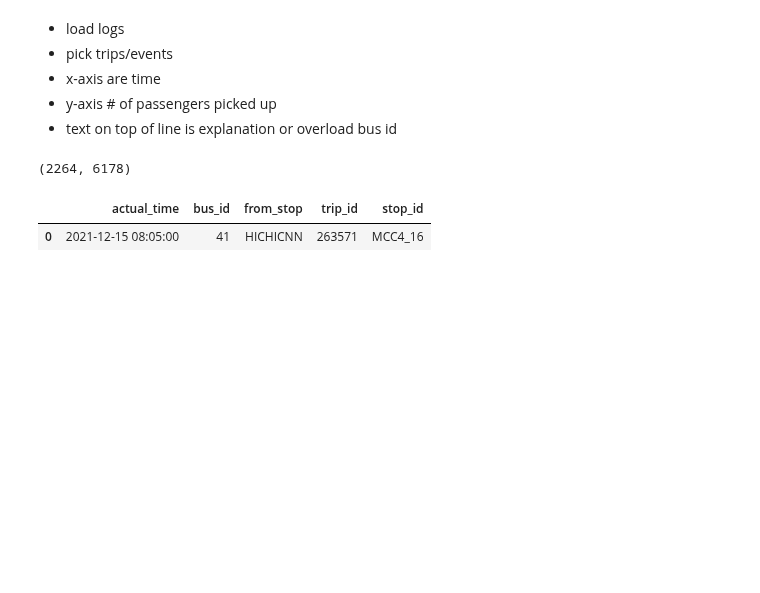
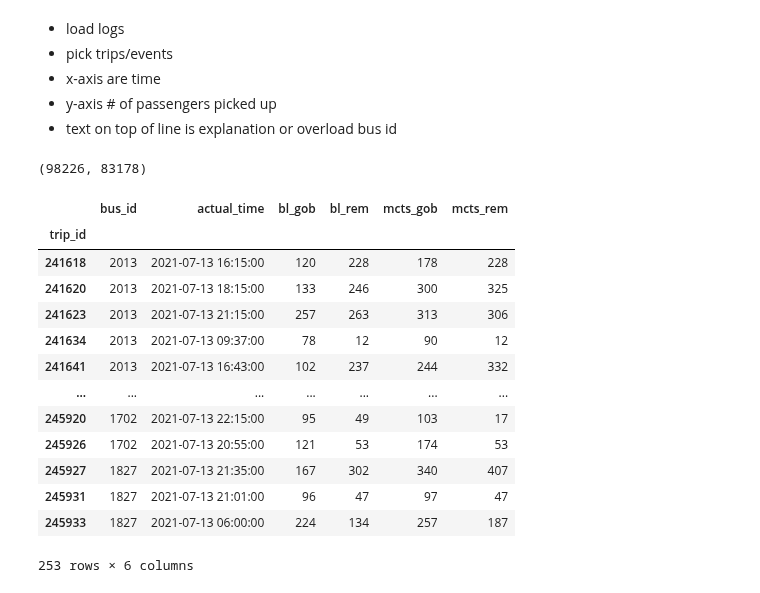
Before and after one commit to jptalusan/ICCPS_stationing, a Jupyter notebook: data_analysis/timeseries_analyzer.ipynb, the cells around one changed output. Saved outputs shown, nothing was run; the diff lists cells and outputs as text; code cells hidden in the pictures; blank space fills up the shorter version.

```diff
--- a/data_analysis/timeseries_analyzer.ipynb
+++ b/data_analysis/timeseries_analyzer.ipynb
@@ -14,17 +25,12 @@ import datetime as dt
 * text on top of line is explanation or overload bus id
 # %%
 # Load logs
-log_file = 'logs/no_inject_bl.log'
+log_file = 'logs/all_day_nobreak/no_inject_20210713_BL_nobreak.log'
+log_file = 'logs/all_day_nobreak/no_inject_20210713_ALL_IT200_nobreak.log'
 # log_file = 'logs/no_inject_mcts.log'
 # log_file = 'logs/no_inject_20210507_BL.log'
 # log_file = 'logs/no_inject_20210607_all_served_IT200.log'
 df = utils.get_bus_df(log_file)
-df.got_on_bus.sum(), df.left.sum()
+df.got_on_bus.sum(), df.remain.sum()
 # %% [output]
-(2264, 6178)
+(98226, 83178)
-# %%
-dispatch_df = utils.get_dispatch_df(log_file)
-dispatch_df.head(1)
-# %% [output]
-|  | actual_time | bus_id | from_stop | trip_id | stop_id |
-| 0 | 2021-12-15 08:05:00 | 41 | HICHICNN | 263571 | MCC4_16 |
@@ -30,0 +54,20 @@ dispatch_df.head(1)
+# %%
+a = df_arr[0].groupby('trip_id').agg({'bus_id':'first', 'actual_time':'first', 'got_on_bus':'sum', 'remain':'sum'}).rename({'got_on_bus':'bl_gob', 'remain':'bl_rem'}, axis=1)
+b = df_arr[1].groupby('trip_id').agg({'bus_id':'first', 'actual_time':'first', 'got_on_bus':'sum', 'remain':'sum'}).rename({'got_on_bus':'mcts_gob', 'remain':'mcts_rem'}, axis=1)
+c = a.merge(b, on=['trip_id', 'bus_id', 'actual_time'])
+c[c['mcts_gob'] > c['bl_gob']]
+# %% [output]
+|  | bus_id | actual_time | bl_gob | bl_rem | mcts_gob | mcts_rem |
+| trip_id |  |  |  |  |  |  |
+| 241618 | 2013 | 2021-07-13 16:15:00 | 120 | 228 | 178 | 228 |
+| 241620 | 2013 | 2021-07-13 18:15:00 | 133 | 246 | 300 | 325 |
+| 241623 | 2013 | 2021-07-13 21:15:00 | 257 | 263 | 313 | 306 |
+| 241634 | 2013 | 2021-07-13 09:37:00 | 78 | 12 | 90 | 12 |
+| 241641 | 2013 | 2021-07-13 16:43:00 | 102 | 237 | 244 | 332 |
+| ... | ... | ... | ... | ... | ... | ... |
+| 245920 | 1702 | 2021-07-13 22:15:00 | 95 | 49 | 103 | 17 |
+| 245926 | 1702 | 2021-07-13 20:55:00 | 121 | 53 | 174 | 53 |
+| 245927 | 1827 | 2021-07-13 21:35:00 | 167 | 302 | 340 | 407 |
+| 245931 | 1827 | 2021-07-13 21:01:00 | 96 | 47 | 97 | 47 |
+| 245933 | 1827 | 2021-07-13 06:00:00 | 224 | 134 | 257 | 187 |
+253 rows × 6 columns
```
Also changed, not shown: parts of 28 cells of this notebook, 10 other files.
